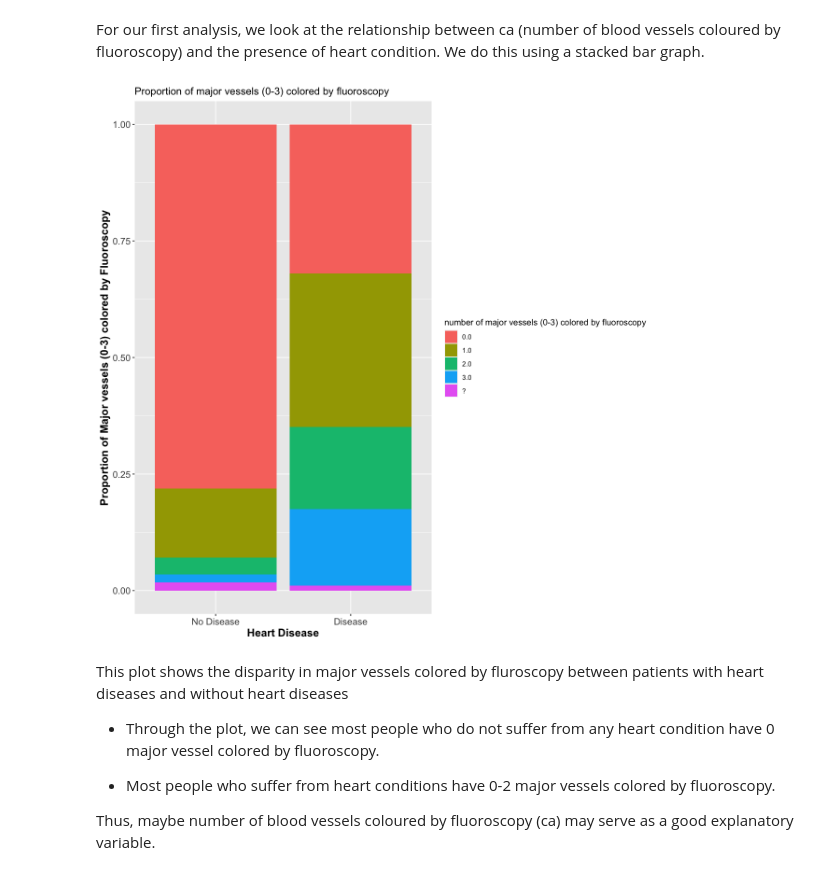
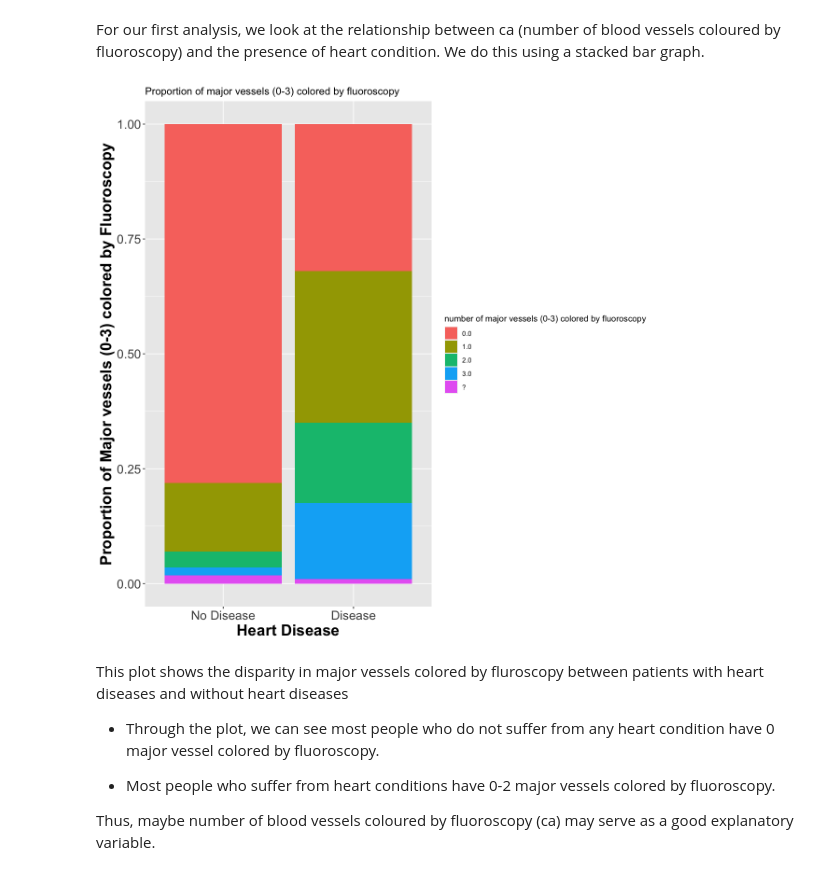
Before and after one commit to davinleong/group_project, a Jupyter notebook: project_report.ipynb, the cells around one changed output. Cells and saved outputs as stored; diff of their text form; code cells hidden in the pictures.

Commit message:
Add files via upload
Testing label size - part 2

```diff
--- a/project_report.ipynb
+++ b/project_report.ipynb
@@ -136,17 +136,17 @@ For our first analysis, we look at the relationship between ca (number of blood
 # %%
 options(repr.plot.height = 10, repr.plot.width = 10)
 
 plot1 <- train_set %>%
 ggplot(aes(x=num,fill=ca)) +
 geom_bar(position="fill") +
 labs(x="Heart Disease",y="Proportion of Major vessels (0-3) colored by Fluoroscopy", fill="number of major vessels (0-3) colored by fluoroscopy") +
 scale_x_discrete(breaks = c(0,1), labels = c("No Disease", "Disease")) +
 ggtitle("Proportion of major vessels (0-3) colored by fluoroscopy") +
-theme(axis.text=element_text(size=12),axis.title=element_text(size=14,face="bold"))
+theme(axis.text=element_text(size=16),axis.title=element_text(size=20,face="bold"))
 
 plot1
 # %% [output]
-[figure, old version]
+[figure, new version]
 # %% [markdown]
 This plot shows the disparity in major vessels colored by fluroscopy between patients with heart diseases and without heart diseases
 
```
Also changed, not shown: parts of 2 cells of this notebook.
